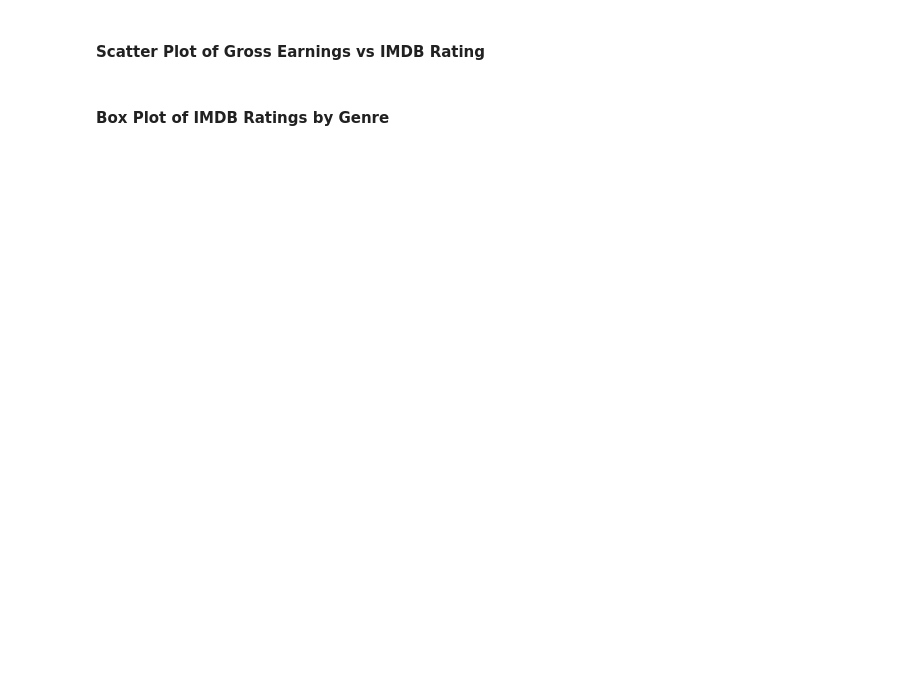
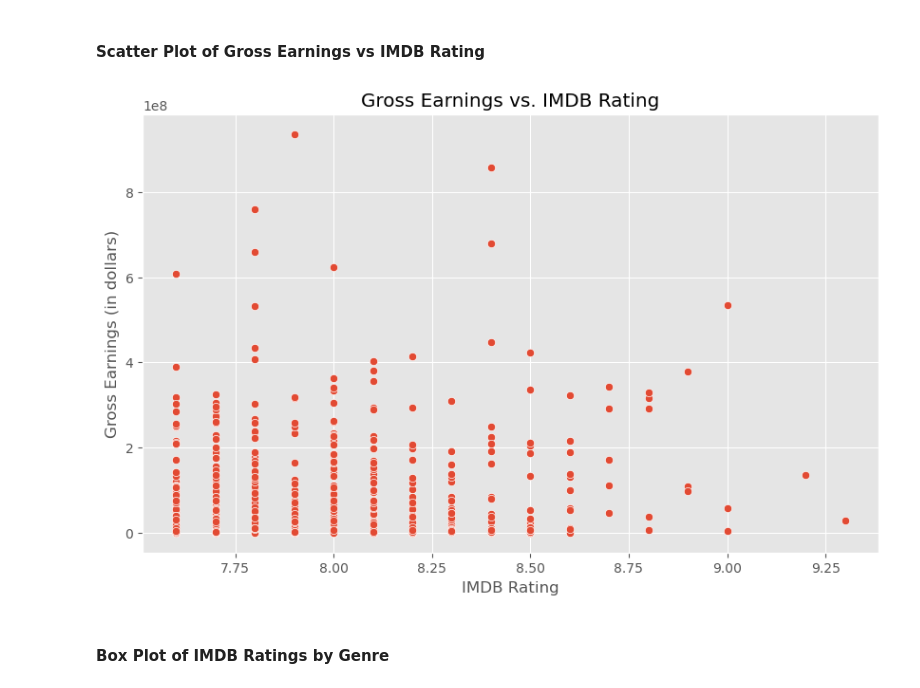
Before and after one commit to jwmathis/Project4, a Jupyter notebook: Project4.ipynb, the cells around one changed output. Saved outputs shown, nothing was run; the diff lists cells and outputs as text; code cells hidden in the pictures; blank space fills up the shorter version.

```diff
--- a/Project4.ipynb
+++ b/Project4.ipynb
@@ -374,4 +423,13 @@ plt.xticks(rotation=90);
 # %% [markdown]
 #### Scatter Plot of Gross Earnings vs IMDB Rating
+# %%
+plt.figure(figsize=(10, 6))
+sns.scatterplot(data=movies_df, x='IMDB_Rating', y='Gross')
+plt.title('Gross Earnings vs. IMDB Rating')
+plt.xlabel('IMDB Rating')
+plt.ylabel('Gross Earnings (in dollars)')
+plt.show()
+# %% [output]
+[figure, added]
 # %% [markdown]
 #### Box Plot of IMDB Ratings by Genre
```
Also changed, not shown: parts of 6 cells of this notebook, 2 other files.
